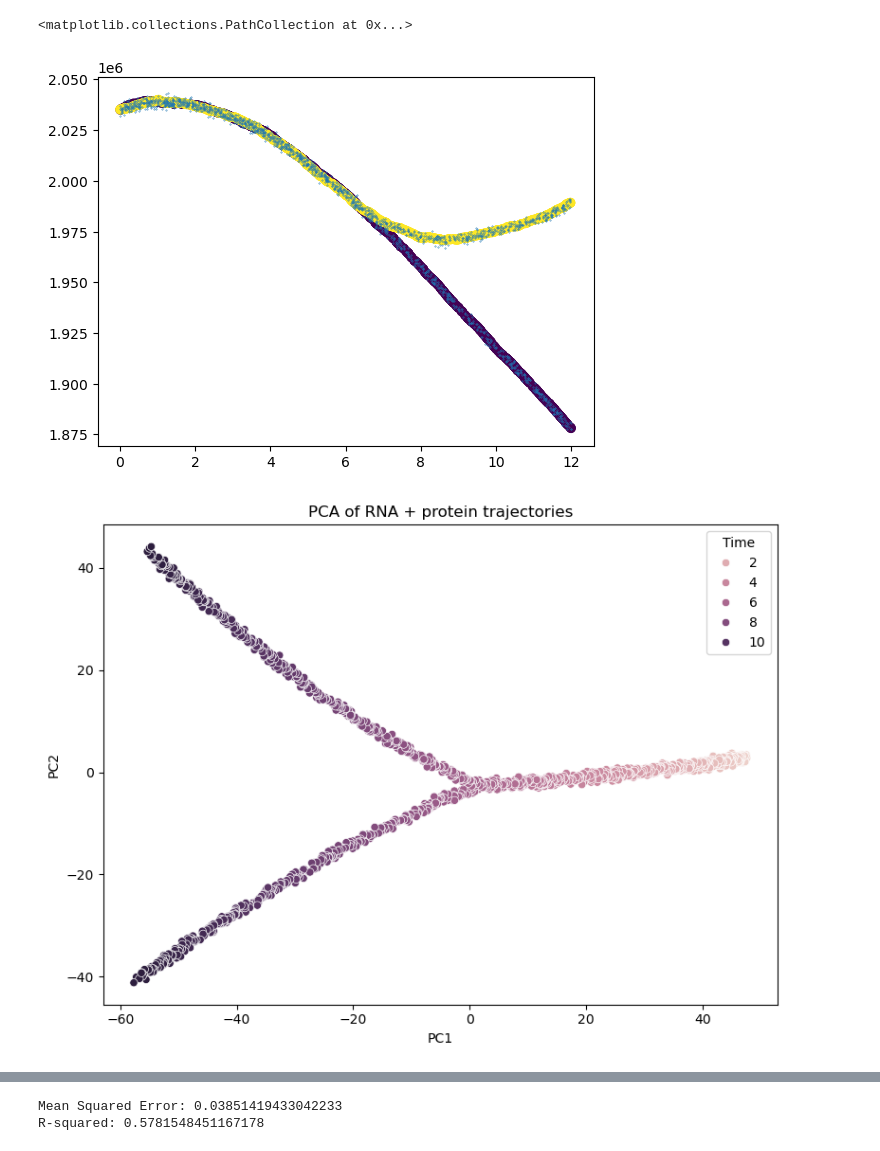
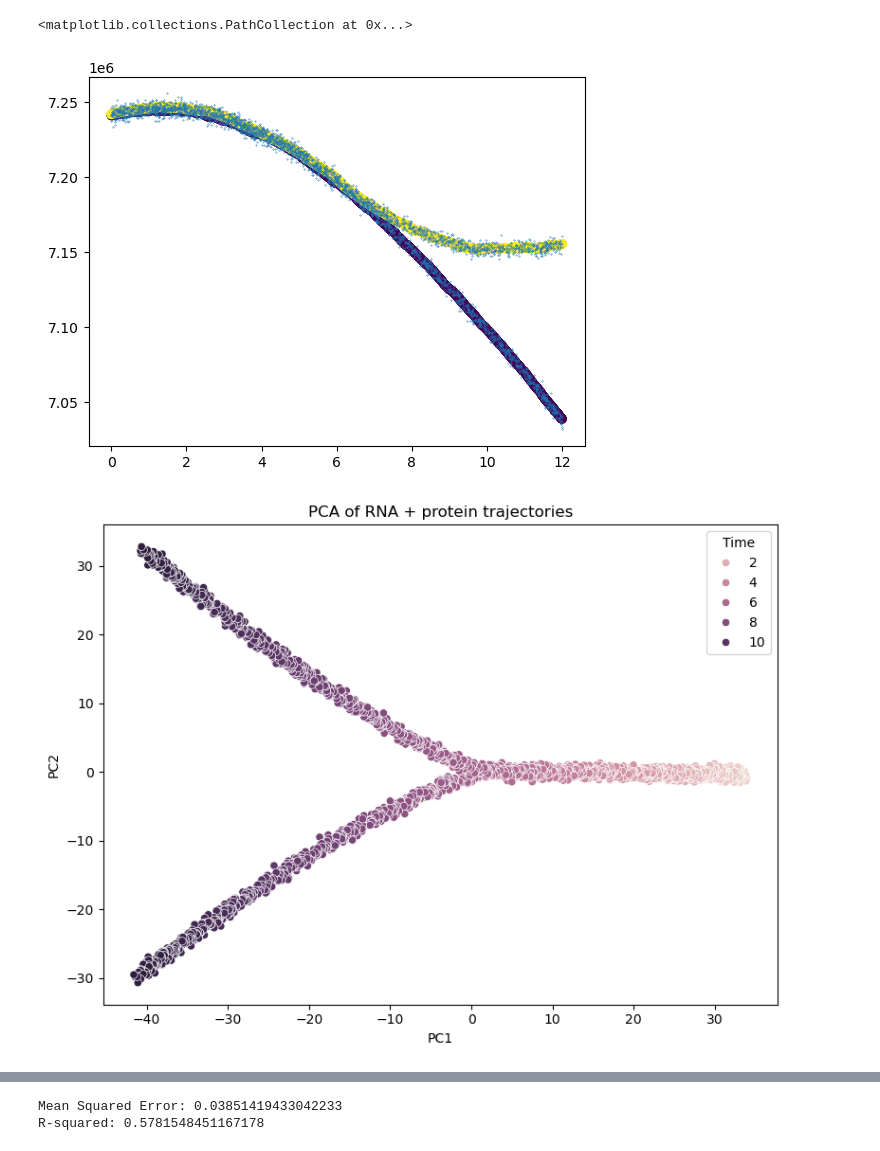
Before and after one commit to reliscu/chronocell_simulations, a Jupyter notebook: simulate_data.ipynb, the cells around one changed output, grey strips where cells are left out. Cells and saved outputs as stored; diff of their text form; code cells hidden in the pictures.

```diff
--- a/simulate_data.ipynb
+++ b/simulate_data.ipynb
@@ -50,8 +50,8 @@ deg_rate_sd = 1.5
 # %%
 # Simulate data
 
-n = 1000 # No. cells per lineage
-p = 1000 # No. genes
+n = 2000 # No. cells per lineage
+p = 500 # No. genes
 topo = np.array([[0, 1, 2], [0, 1, 3]])
 tau = (0, 6, 12)
 
@@ -71,43 +71,41 @@ plt.scatter(true_t, P[:,idx], c=true_l)
 plt.scatter(true_t, P_observed[:,idx], s=.1)
 # %% [output]
 <matplotlib.collections.PathCollection at 0x...>
-[figure, old version]
+[figure, new version]
 # %%
 # PCA RNA counts and color by time
 # Is there a ground truth of what that should look like
 # %%
 # PCA on cells
 
 import seaborn as sns
 from sklearn.decomposition import PCA
 from sklearn.cluster import KMeans
-
-l = 0
 
 Y_norm = stats.zscore(Y_observed[:,:,1])
 P_norm = stats.zscore(P_observed)
 
 # === Step 2: Concatenate RNA and protein for PCA ===
 combined_traj = np.concatenate([Y_norm, P_norm], axis=1)
 pca = PCA(n_components=10)
 traj_pca = pca.fit_transform(combined_traj)
 
 # === Step 3: Clustering ===
 meta = pd.DataFrame()
 meta['PC1'] = traj_pca[:,0]
 meta['PC2'] = traj_pca[:,1]
 meta['Time'] = true_t
 
 # === Step 4: Visualization ===
 plt.figure(figsize=(8, 6))
 sns.scatterplot(x='PC1', y='PC2', data=meta, hue='Time')
 plt.title('PCA of RNA + protein trajectories')
 plt.xlabel('PC1')
 plt.ylabel('PC2')
 plt.tight_layout()
 plt.show()
 # %% [output]
-[figure, old version]
+[figure, new version]
 # %%
 # === Step 2: Concatenate RNA and protein for PCA ===
 combined_traj = Y_norm
```
Also changed, not shown: parts of 10 cells of this notebook.
